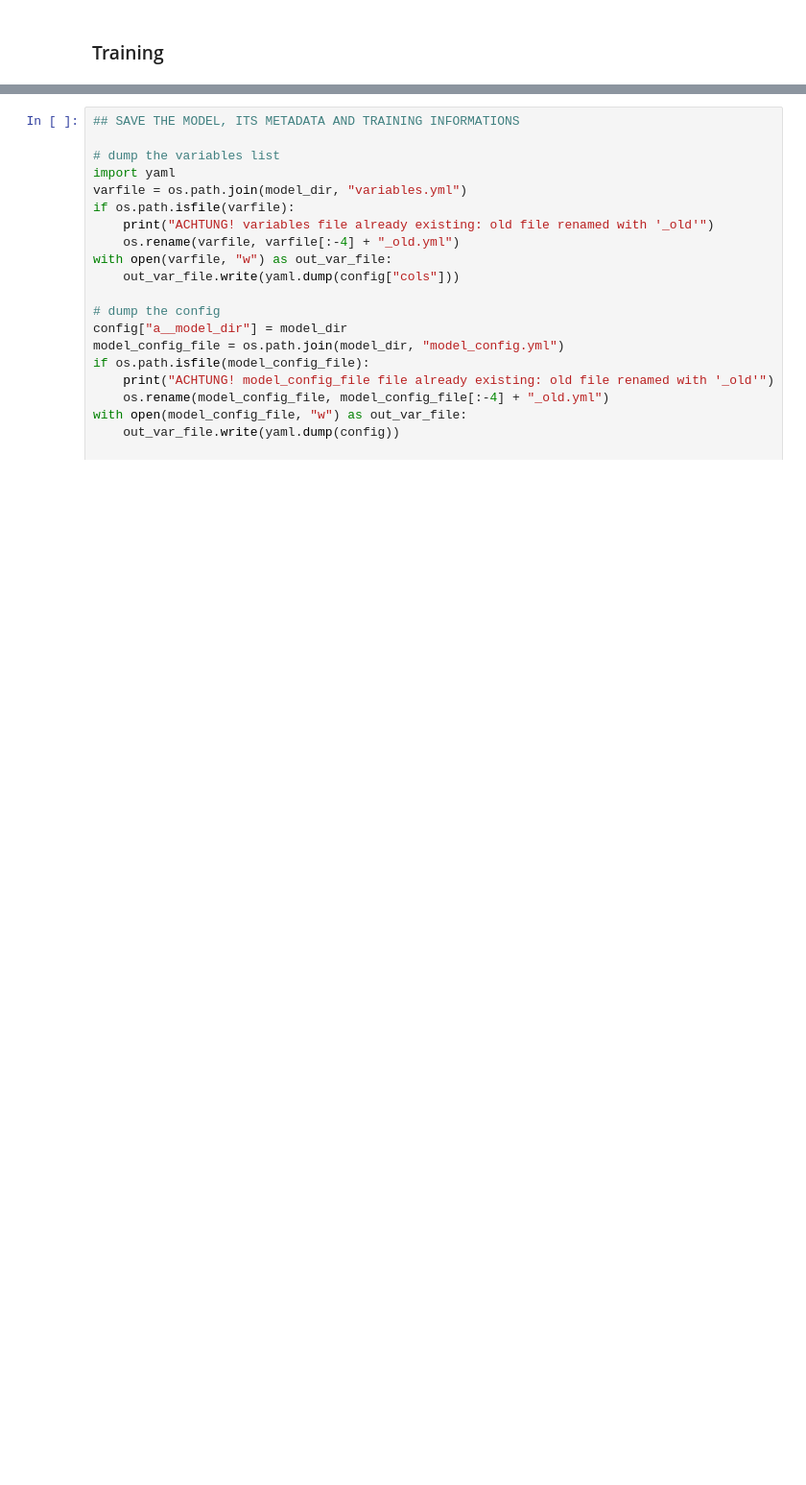
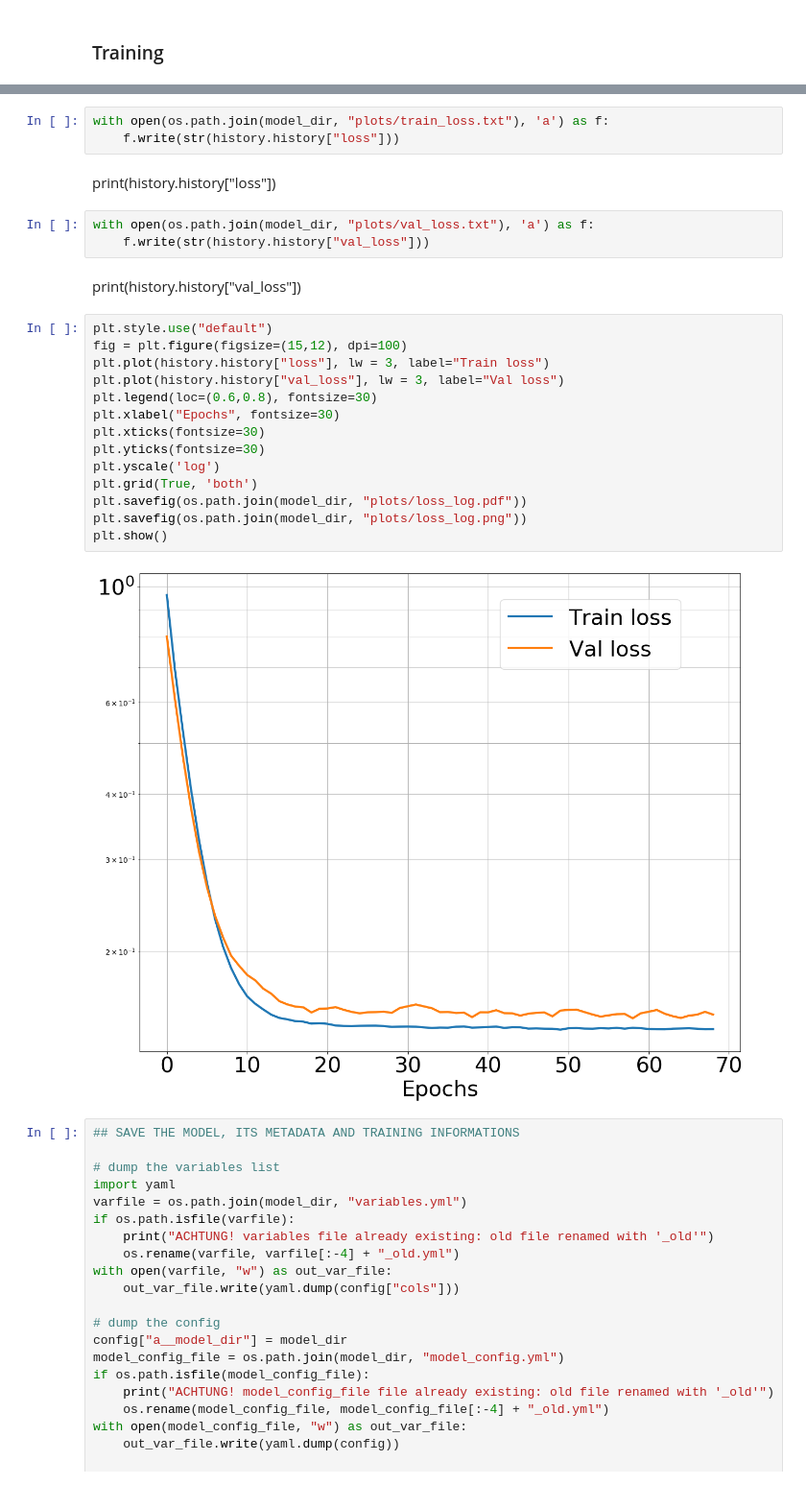
Before and after one commit to BiancaPinolini/ML_classification, a Jupyter notebook: Training-Reweight.ipynb, the cells around one changed output, grey strips where cells are left out. Shown at 96% size. Saved outputs shown, nothing was run; the diff lists cells and outputs as text; blank space fills up the shorter version.

```diff
--- a/Training-Reweight.ipynb
+++ b/Training-Reweight.ipynb
@@ -270,3 +278,29 @@ plt.show()
+# %%
+with open(os.path.join(model_dir, "plots/train_loss.txt"), 'a') as f:
+    f.write(str(history.history["loss"]))
+# %% [markdown]
+print(history.history["loss"])
+# %%
+with open(os.path.join(model_dir, "plots/val_loss.txt"), 'a') as f:
+    f.write(str(history.history["val_loss"]))
+# %% [markdown]
+print(history.history["val_loss"])
+# %%
+plt.style.use("default")
+fig = plt.figure(figsize=(15,12), dpi=100)
+plt.plot(history.history["loss"], lw = 3, label="Train loss")
+plt.plot(history.history["val_loss"], lw = 3, label="Val loss")
+plt.legend(loc=(0.6,0.8), fontsize=30)
+plt.xlabel("Epochs", fontsize=30)
+plt.xticks(fontsize=30)
+plt.yticks(fontsize=30)
+plt.yscale('log')
+plt.grid(True, 'both')
+plt.savefig(os.path.join(model_dir, "plots/loss_log.pdf"))
+plt.savefig(os.path.join(model_dir, "plots/loss_log.png"))
+plt.show()
+# %% [output]
+[figure, added]
 # %%
 ## SAVE THE MODEL, ITS METADATA AND TRAINING INFORMATIONS
 
```
Also changed, not shown: parts of 21 cells of this notebook, 11 other files.
